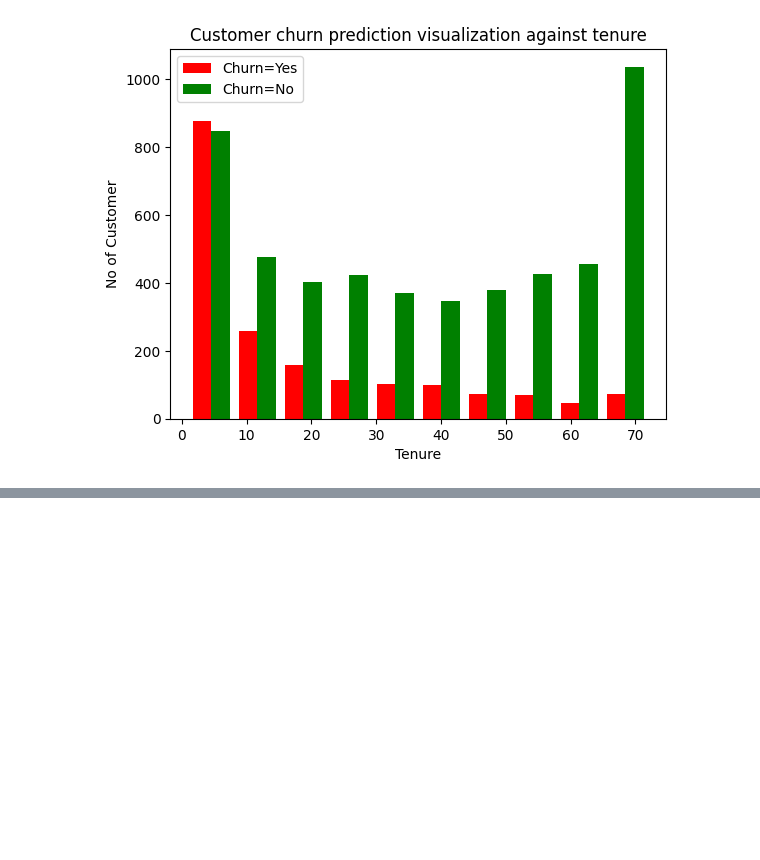
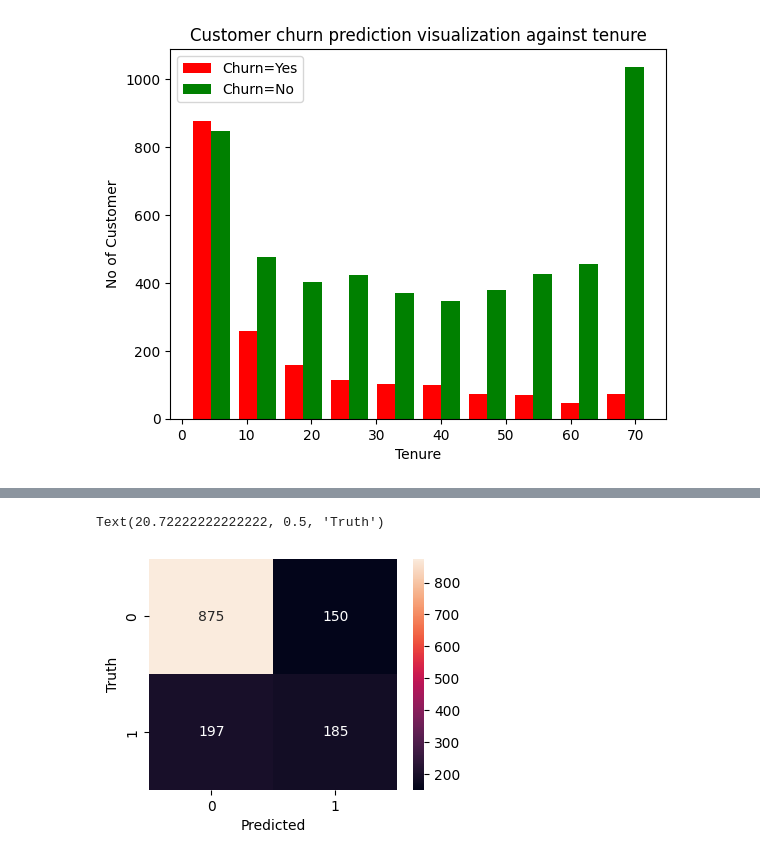
Before and after one commit to MdRimon29/ML-Algorithms, a Jupyter notebook: Customer Churn Prediction/Churn_prediction.ipynb, the cells around one changed output, grey strips where cells are left out. Saved outputs shown, nothing was run; the diff lists cells and outputs as text; code cells hidden in the pictures; blank space fills up the shorter version.

Commit message:
Built a ANN model for customer churn prediction

```diff
--- a/Customer Churn Prediction/Churn_prediction.ipynb
+++ b/Customer Churn Prediction/Churn_prediction.ipynb
@@ -156,0 +345,6 @@ plt.legend()
+# %%
+X=df2.drop('Churn',axis='columns')
+y=df2['Churn']
+
+from sklearn.model_selection import train_test_split
+X_train,X_test,y_train,y_test=train_test_split(X,y,train_size=0.8)
@@ -156,0 +361,18 @@ plt.legend()
+# %%
+import tensorflow as tf
+from tensorflow import keras
+
+ANN=keras.Sequential([
+    keras.layers.Dense(26,activation='relu'),
+    keras.layers.Dense(30,activation='relu'),
+    keras.layers.Dense(10,activation='relu'),
+    keras.layers.Dense(1,activation='sigmoid')
+])
+
+ANN.compile(
+    optimizer='adam',
+    loss='binary_crossentropy',
+    metrics=['accuracy']
+)
+
+ANN.fit(X_train,y_train,epochs=100)
@@ -156,0 +405,3 @@ plt.legend()
+# %%
+yp=ANN.predict(X_test)
+yp[:5]
@@ -156,0 +424,8 @@ plt.legend()
+# %%
+y_pred=[]
+
+for element in yp:
+    if element>=0.5:
+        y_pred.append(1)
+    else:
+        y_pred.append(0)
@@ -156,0 +444,12 @@ plt.legend()
+# %%
+import seaborn as sn
+
+cm=tf.math.confusion_matrix(labels=y_test,predictions=y_pred)
+
+plt.figure(figsize = (4,3))
+sn.heatmap(cm, annot=True, fmt='d')
+plt.xlabel('Predicted')
+plt.ylabel('Truth')
+# %% [output]
+Text(20.72222222222222, 0.5, 'Truth')
+[figure, added]
```
Also changed, not shown: parts of 30 cells of this notebook.
